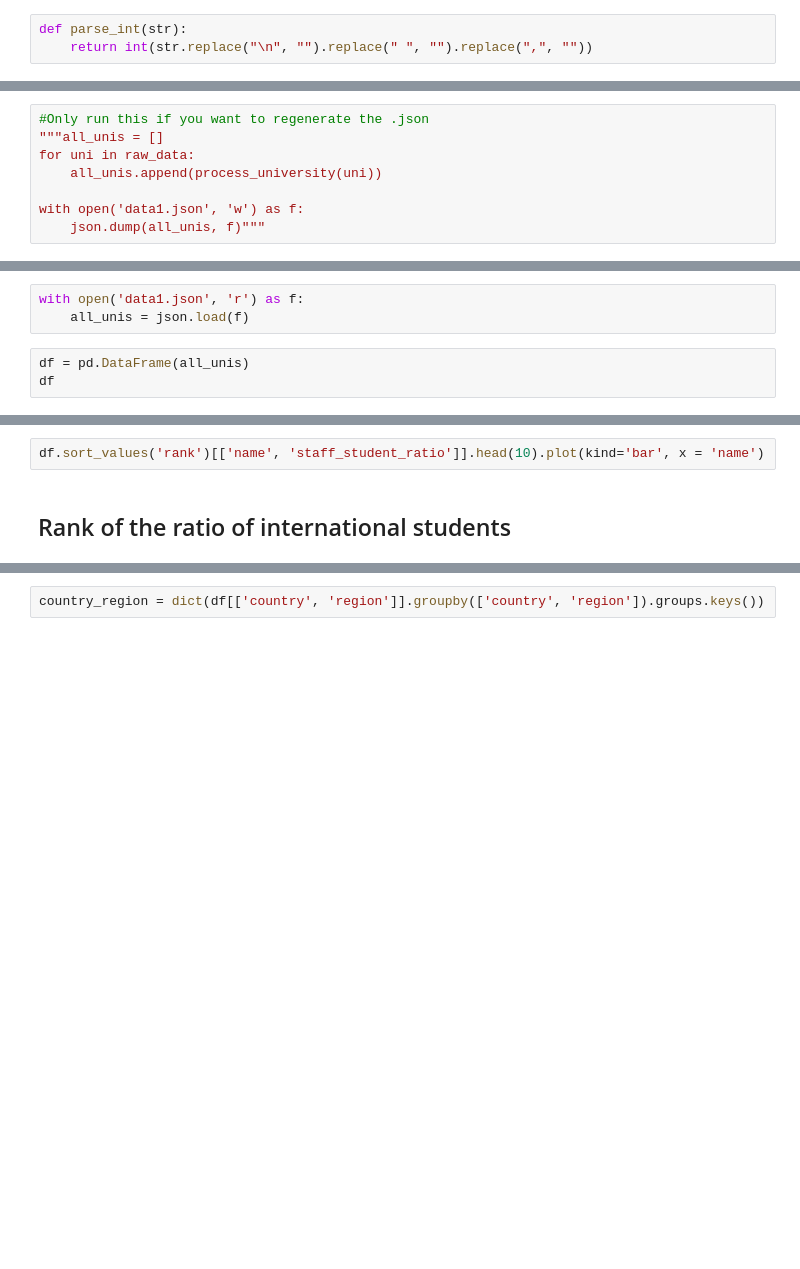
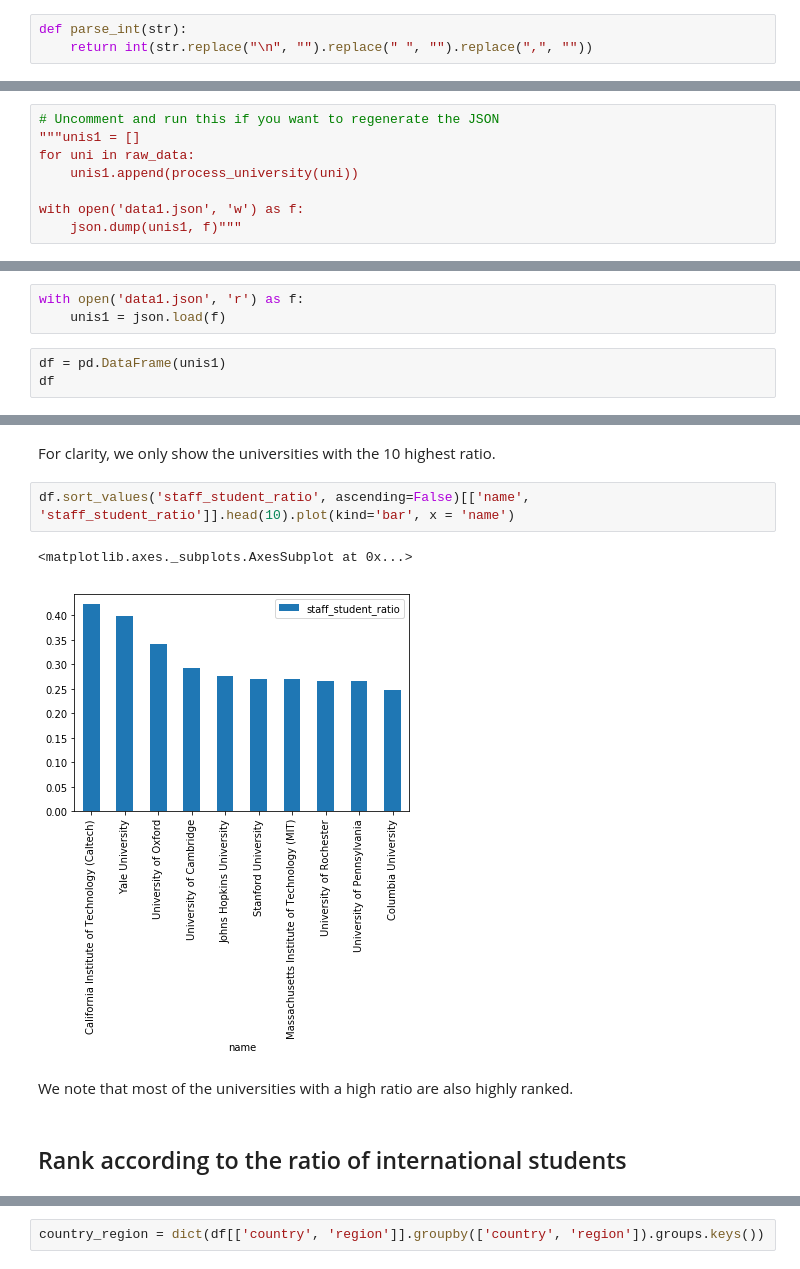
Before and after one commit to RadoslawDryzner/LeRepoDuGuerrier, a Jupyter notebook: Homework02/Homework 2.ipynb, the cells around one changed output, grey strips where cells are left out. Drawn from its saved outputs; the diff is of its cells as text; blank space fills up the shorter version.

```diff
--- a/Homework02/Homework 2.ipynb
+++ b/Homework02/Homework 2.ipynb
@@ -80,8 +97,8 @@ def parse_int(str):
 # %%
-#Only run this if you want to regenerate the .json
-"""all_unis = []
+# Uncomment and run this if you want to regenerate the JSON
+"""unis1 = []
 for uni in raw_data:
-    all_unis.append(process_university(uni))
+    unis1.append(process_university(uni))
 
 with open('data1.json', 'w') as f:
-    json.dump(all_unis, f)"""
+    json.dump(unis1, f)"""
@@ -88,6 +107,6 @@ with open('data1.json', 'w') as f:
 # %%
 with open('data1.json', 'r') as f:
-    all_unis = json.load(f)
+    unis1 = json.load(f)
 # %%
-df = pd.DataFrame(all_unis)
+df = pd.DataFrame(unis1)
 df
@@ -101,6 +156,13 @@ df.sort_values(['staff_student_ratio'], ascending=[False])[['name', 'rank', 'sta
+# %% [markdown]
+For clarity, we only show the universities with the 10 highest ratio.
 # %%
-df.sort_values('rank')[['name', 'staff_student_ratio']].head(10).plot(kind='bar', x = 'name')
+df.sort_values('staff_student_ratio', ascending=False)[['name', 'staff_student_ratio']].head(10).plot(kind='bar', x = 'name')
+# %% [output]
+<matplotlib.axes._subplots.AxesSubplot at 0x...>
+[figure, added]
+# %% [markdown]
+We note that most of the universities with a high ratio are also highly ranked.
 # %% [markdown]
-## Rank of the ratio of international students
+## Rank according to the ratio of international students
 # %%
 df['international_student_ratio'] = df['international_student'] / df['total_student']
```
Also changed, not shown: parts of 82 cells of this notebook, 2 other files.
